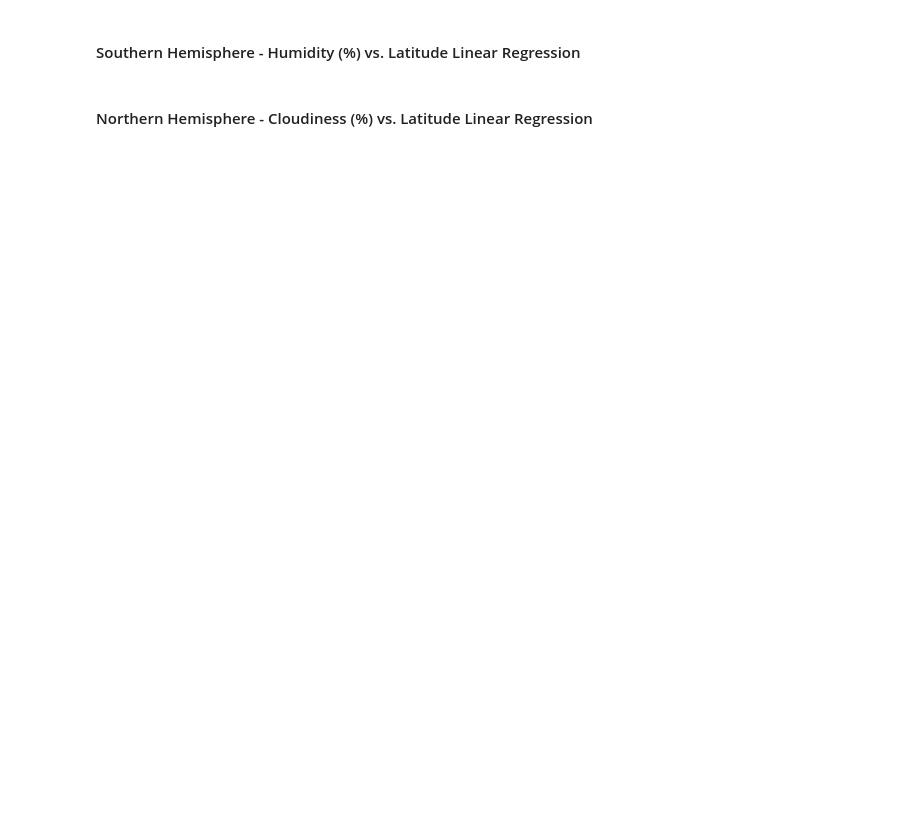
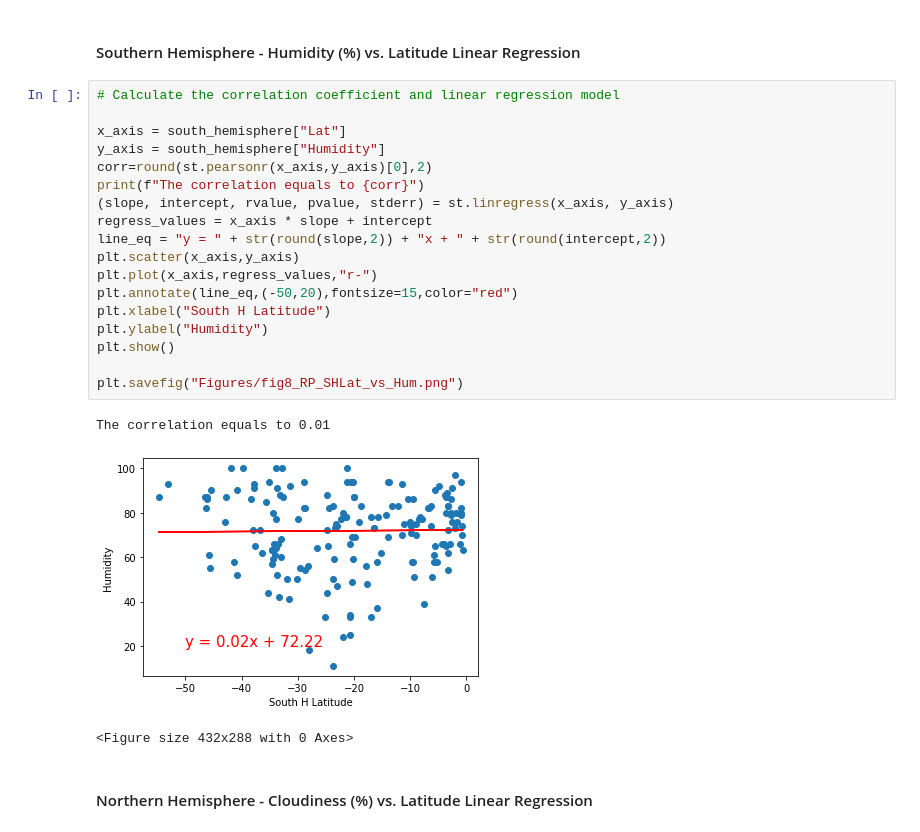
Before and after one commit to MBGUS/python-api-challenge, a Jupyter notebook: WeatherPy/WeatherPy.ipynb, the cells around one changed output. Cells and saved outputs as stored; diff of their text form; blank space fills up the shorter version.

```diff
--- a/WeatherPy/WeatherPy.ipynb
+++ b/WeatherPy/WeatherPy.ipynb
@@ -333,4 +366,26 @@ The correlation equals to 0.77
 # %% [markdown]
 ####  Southern Hemisphere - Humidity (%) vs. Latitude Linear Regression
+# %%
+# Calculate the correlation coefficient and linear regression model
+
+x_axis = south_hemisphere["Lat"]
+y_axis = south_hemisphere["Humidity"]
+corr=round(st.pearsonr(x_axis,y_axis)[0],2)
+print(f"The correlation equals to {corr}")
+(slope, intercept, rvalue, pvalue, stderr) = st.linregress(x_axis, y_axis)
+regress_values = x_axis * slope + intercept
+line_eq = "y = " + str(round(slope,2)) + "x + " + str(round(intercept,2))
+plt.scatter(x_axis,y_axis)
+plt.plot(x_axis,regress_values,"r-")
+plt.annotate(line_eq,(-50,20),fontsize=15,color="red")
+plt.xlabel("South H Latitude")
+plt.ylabel("Humidity")
+plt.show()
+
+plt.savefig("Figures/fig8_RP_SHLat_vs_Hum.png")
+# %% [output]
+The correlation equals to 0.01
+[figure, added]
+<Figure size 432x288 with 0 Axes>
 # %% [markdown]
 ####  Northern Hemisphere - Cloudiness (%) vs. Latitude Linear Regression
```
Also changed, not shown: parts of 18 cells of this notebook, 13 other files.
